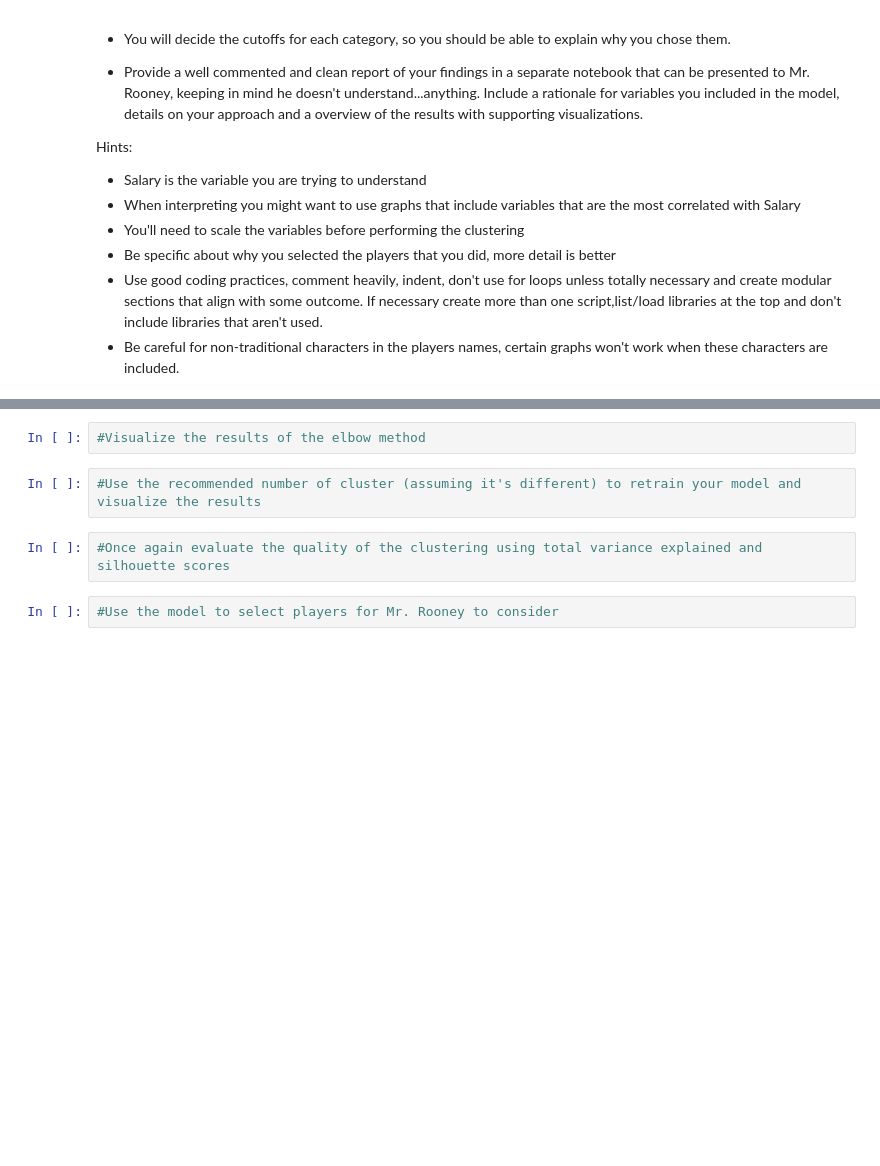
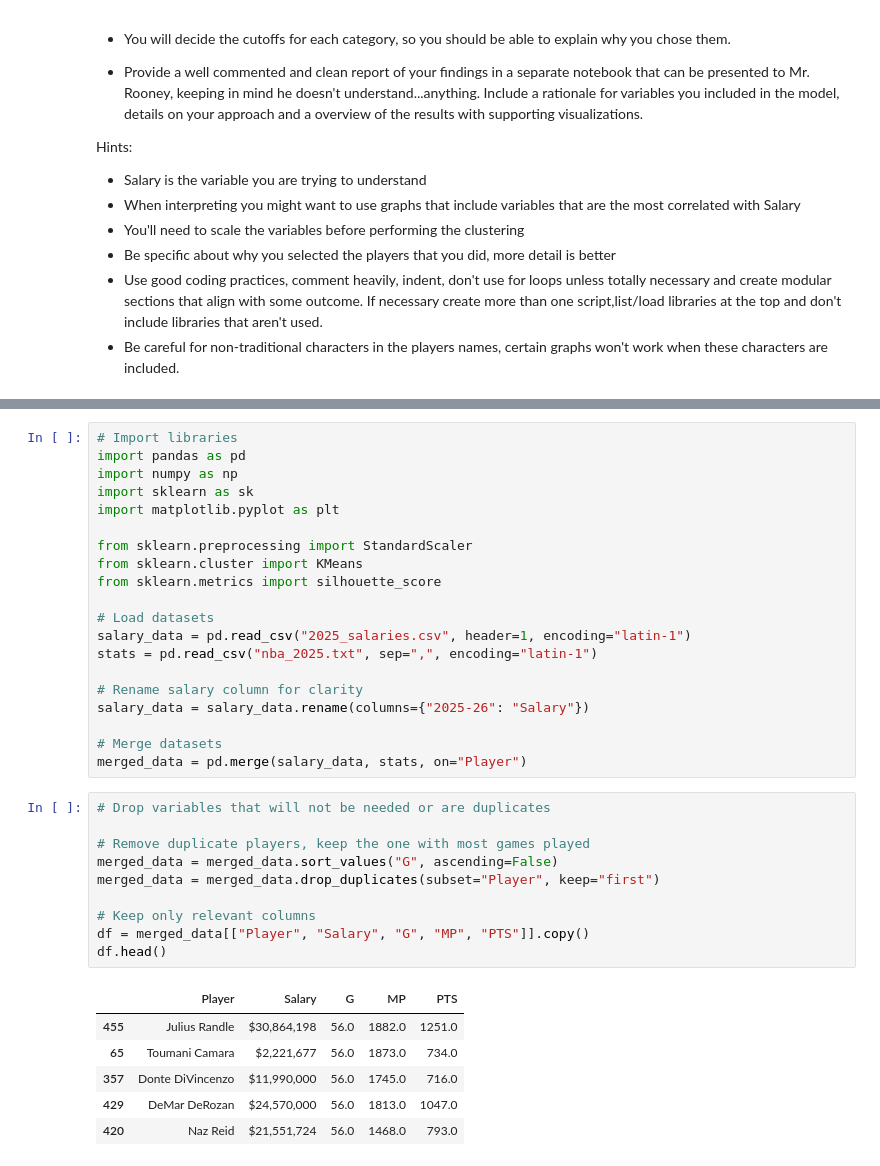
Before and after one commit to maddieemert/clustering-lab, a Jupyter notebook: Lab-Clustering.ipynb, the cells around one changed output, grey strips where cells are left out. Saved outputs shown, nothing was run; the diff lists cells and outputs as text; blank space fills up the shorter version.

```diff
--- a/Lab-Clustering.ipynb
+++ b/Lab-Clustering.ipynb
@@ -45,8 +32,37 @@ Hints:
-# %%
-#Visualize the results of the elbow method
-# %%
-#Use the recommended number of cluster (assuming it's different) to retrain your model and visualize the results
-# %%
-#Once again evaluate the quality of the clustering using total variance explained and silhouette scores
-# %%
-#Use the model to select players for Mr. Rooney to consider
+# %%
+# Import libraries
+import pandas as pd
+import numpy as np
+import sklearn as sk
+import matplotlib.pyplot as plt
+
+from sklearn.preprocessing import StandardScaler
+from sklearn.cluster import KMeans
+from sklearn.metrics import silhouette_score
+
+# Load datasets
+salary_data = pd.read_csv("2025_salaries.csv", header=1, encoding="latin-1")
+stats = pd.read_csv("nba_2025.txt", sep=",", encoding="latin-1")
+
+# Rename salary column for clarity
+salary_data = salary_data.rename(columns={"2025-26": "Salary"})
+
+# Merge datasets
+merged_data = pd.merge(salary_data, stats, on="Player")
+# %%
+# Drop variables that will not be needed or are duplicates
+
+# Remove duplicate players, keep the one with most games played
+merged_data = merged_data.sort_values("G", ascending=False)
+merged_data = merged_data.drop_duplicates(subset="Player", keep="first")
+
+# Keep only relevant columns
+df = merged_data[["Player", "Salary", "G", "MP", "PTS"]].copy()
+df.head()
+# %% [output]
+|  | Player | Salary | G | MP | PTS |
+| 455 | Julius Randle | $30,864,198 | 56.0 | 1882.0 | 1251.0 |
+| 65 | Toumani Camara | $2,221,677 | 56.0 | 1873.0 | 734.0 |
+| 357 | Donte DiVincenzo | $11,990,000 | 56.0 | 1745.0 | 716.0 |
+| 429 | DeMar DeRozan | $24,570,000 | 56.0 | 1813.0 | 1047.0 |
+| 420 | Naz Reid | $21,551,724 | 56.0 | 1468.0 | 793.0 |
```
Also changed, not shown: parts of 17 cells of this notebook, 3 other files.
